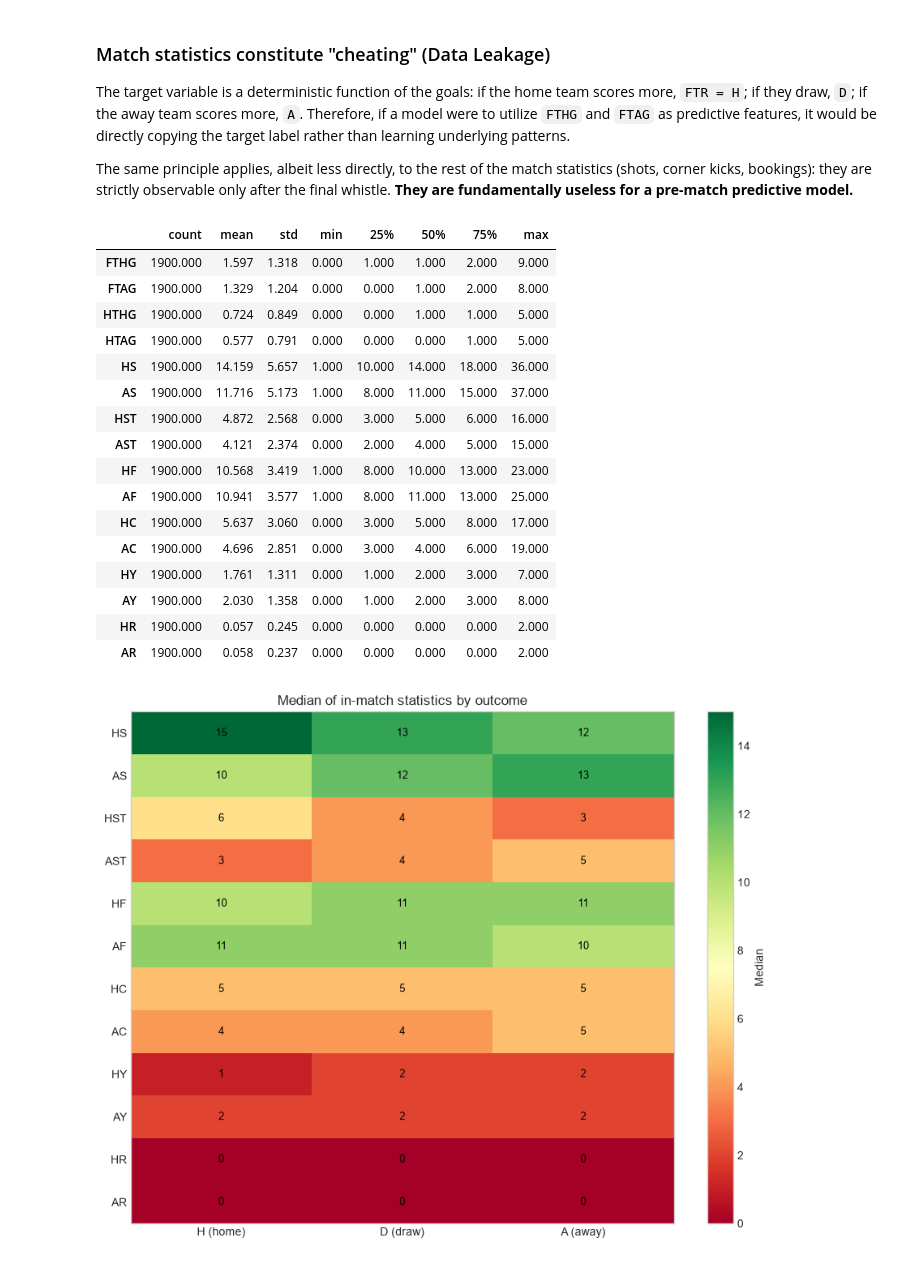
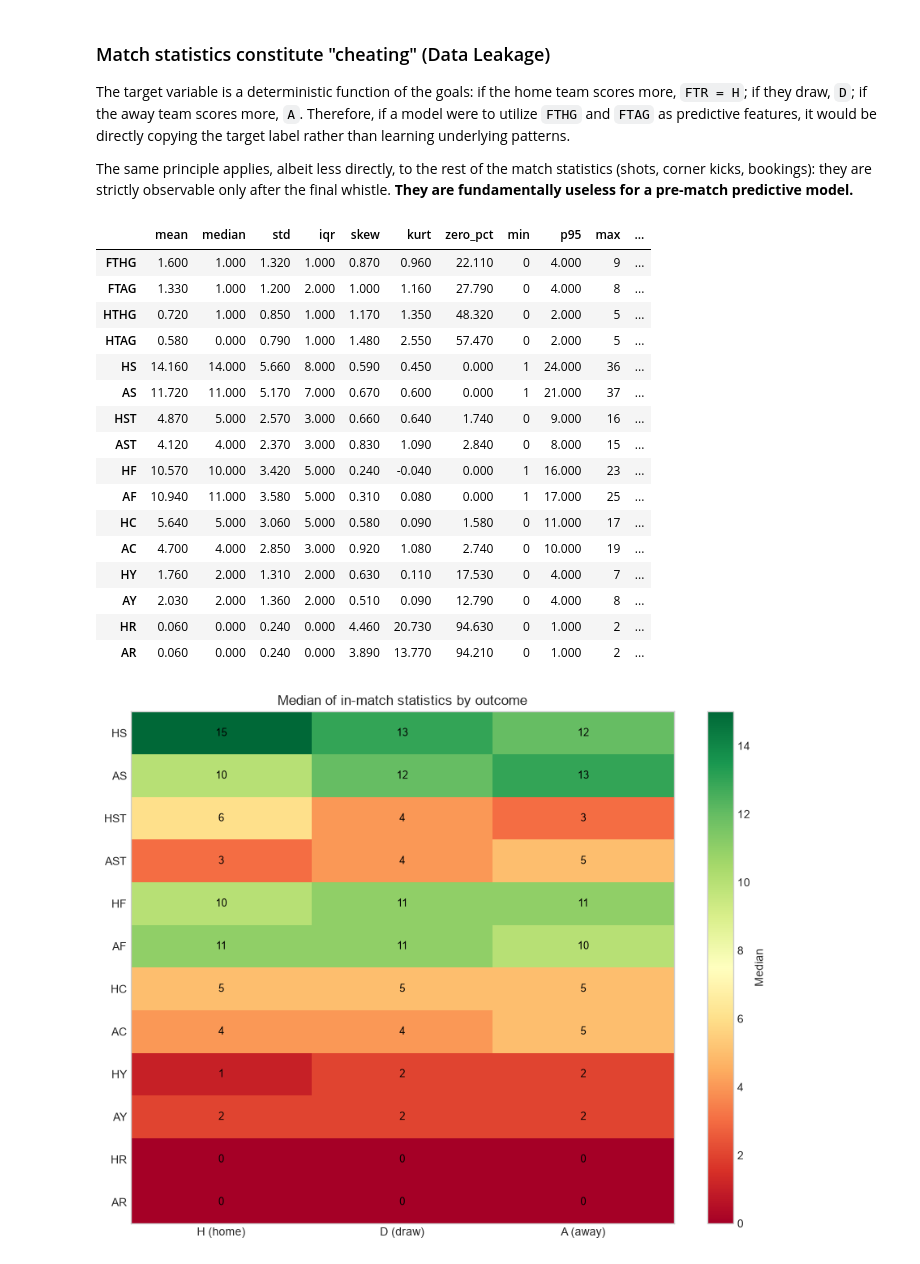
Before and after one commit to errodd/premier_league_football_predictor, a Jupyter notebook: notebooks/EDA.ipynb, the cells around one changed output. Saved outputs shown, nothing was run; the diff lists cells and outputs as text; code cells hidden in the pictures.

```diff
--- a/notebooks/EDA.ipynb
+++ b/notebooks/EDA.ipynb
@@ -921,26 +1335,43 @@ The target variable is a deterministic function of the goals: if the home team s
 
 The same principle applies, albeit less directly, to the rest of the match statistics (shots, corner kicks, bookings): they are strictly observable only after the final whistle. **They are fundamentally useless for a pre-match predictive model.**
 # %%
-# Descriptives of the match_stats block (none missing: count = 1900 in all 16)
-premier_df[match_stats].describe().T
+# Univariate summary of the match_stats block: centre, dispersion, shape,
+# skewness and extremes. No missing values: count = 1900 in all 16.
+_stats = premier_df[match_stats]
+_iqr = _stats.quantile(.75) - _stats.quantile(.25)
+_shape = pd.DataFrame({
+    "mean": _stats.mean(),
+    "median": _stats.median(),
+    "std": _stats.std(),
+    "iqr": _iqr,
+    "skew": _stats.skew(),
+    "kurt": _stats.kurt(),
+    "zero_pct": 100 * _stats.eq(0).mean(),
+    "min": _stats.min(),
+    "p95": _stats.quantile(.95),
+    "max": _stats.max(),
+    "outlier_bound": _stats.quantile(.75) + 1.5 * _iqr,
+})
+_shape["n_above_bound"] = (_stats > _shape["outlier_bound"]).sum()
+_shape.round(2)
 # %% [output]
-|  | count | mean | std | min | 25% | 50% | 75% | max |
-| FTHG | 1900.000 | 1.597 | 1.318 | 0.000 | 1.000 | 1.000 | 2.000 | 9.000 |
-| FTAG | 1900.000 | 1.329 | 1.204 | 0.000 | 0.000 | 1.000 | 2.000 | 8.000 |
-| HTHG | 1900.000 | 0.724 | 0.849 | 0.000 | 0.000 | 1.000 | 1.000 | 5.000 |
-| HTAG | 1900.000 | 0.577 | 0.791 | 0.000 | 0.000 | 0.000 | 1.000 | 5.000 |
-| HS | 1900.000 | 14.159 | 5.657 | 1.000 | 10.000 | 14.000 | 18.000 | 36.000 |
-| AS | 1900.000 | 11.716 | 5.173 | 1.000 | 8.000 | 11.000 | 15.000 | 37.000 |
-| HST | 1900.000 | 4.872 | 2.568 | 0.000 | 3.000 | 5.000 | 6.000 | 16.000 |
-| AST | 1900.000 | 4.121 | 2.374 | 0.000 | 2.000 | 4.000 | 5.000 | 15.000 |
-| HF | 1900.000 | 10.568 | 3.419 | 1.000 | 8.000 | 10.000 | 13.000 | 23.000 |
-| AF | 1900.000 | 10.941 | 3.577 | 1.000 | 8.000 | 11.000 | 13.000 | 25.000 |
-| HC | 1900.000 | 5.637 | 3.060 | 0.000 | 3.000 | 5.000 | 8.000 | 17.000 |
-| AC | 1900.000 | 4.696 | 2.851 | 0.000 | 3.000 | 4.000 | 6.000 | 19.000 |
-| HY | 1900.000 | 1.761 | 1.311 | 0.000 | 1.000 | 2.000 | 3.000 | 7.000 |
-| AY | 1900.000 | 2.030 | 1.358 | 0.000 | 1.000 | 2.000 | 3.000 | 8.000 |
-| HR | 1900.000 | 0.057 | 0.245 | 0.000 | 0.000 | 0.000 | 0.000 | 2.000 |
-| AR | 1900.000 | 0.058 | 0.237 | 0.000 | 0.000 | 0.000 | 0.000 | 2.000 |
+|  | mean | median | std | iqr | skew | kurt | zero_pct | min | p95 | max | ... |
+| FTHG | 1.600 | 1.000 | 1.320 | 1.000 | 0.870 | 0.960 | 22.110 | 0 | 4.000 | 9 | ... |
+| FTAG | 1.330 | 1.000 | 1.200 | 2.000 | 1.000 | 1.160 | 27.790 | 0 | 4.000 | 8 | ... |
+| HTHG | 0.720 | 1.000 | 0.850 | 1.000 | 1.170 | 1.350 | 48.320 | 0 | 2.000 | 5 | ... |
+| HTAG | 0.580 | 0.000 | 0.790 | 1.000 | 1.480 | 2.550 | 57.470 | 0 | 2.000 | 5 | ... |
+| HS | 14.160 | 14.000 | 5.660 | 8.000 | 0.590 | 0.450 | 0.000 | 1 | 24.000 | 36 | ... |
+| AS | 11.720 | 11.000 | 5.170 | 7.000 | 0.670 | 0.600 | 0.000 | 1 | 21.000 | 37 | ... |
+| HST | 4.870 | 5.000 | 2.570 | 3.000 | 0.660 | 0.640 | 1.740 | 0 | 9.000 | 16 | ... |
+| AST | 4.120 | 4.000 | 2.370 | 3.000 | 0.830 | 1.090 | 2.840 | 0 | 8.000 | 15 | ... |
+| HF | 10.570 | 10.000 | 3.420 | 5.000 | 0.240 | -0.040 | 0.000 | 1 | 16.000 | 23 | ... |
+| AF | 10.940 | 11.000 | 3.580 | 5.000 | 0.310 | 0.080 | 0.000 | 1 | 17.000 | 25 | ... |
+| HC | 5.640 | 5.000 | 3.060 | 5.000 | 0.580 | 0.090 | 1.580 | 0 | 11.000 | 17 | ... |
+| AC | 4.700 | 4.000 | 2.850 | 3.000 | 0.920 | 1.080 | 2.740 | 0 | 10.000 | 19 | ... |
+| HY | 1.760 | 2.000 | 1.310 | 2.000 | 0.630 | 0.110 | 17.530 | 0 | 4.000 | 7 | ... |
+| AY | 2.030 | 2.000 | 1.360 | 2.000 | 0.510 | 0.090 | 12.790 | 0 | 4.000 | 8 | ... |
+| HR | 0.060 | 0.000 | 0.240 | 0.000 | 4.460 | 20.730 | 94.630 | 0 | 1.000 | 2 | ... |
+| AR | 0.060 | 0.000 | 0.240 | 0.000 | 3.890 | 13.770 | 94.210 | 0 | 1.000 | 2 | ... |
 # %%
 # Median of each in-match statistic by outcome (H/D/A) — heatmap
 stats_12 = ["HS", "AS", "HST", "AST", "HF", "AF", "HC", "AC", "HY", "AY", "HR", "AR"]
```
Also changed, not shown: parts of 34 cells of this notebook.
